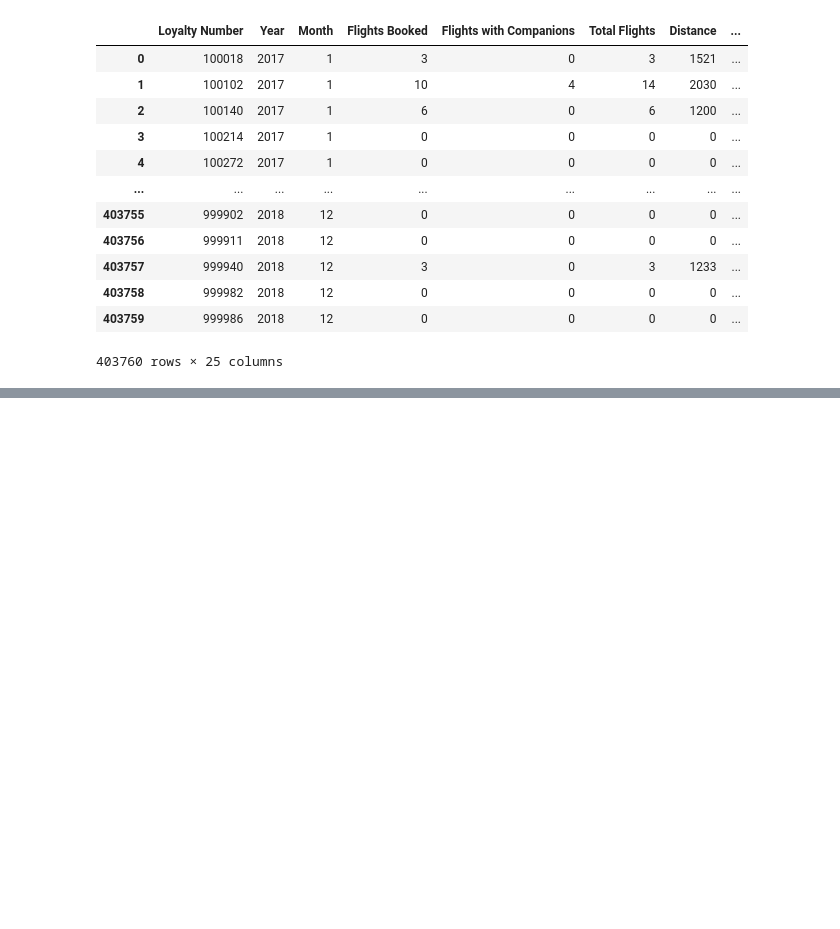
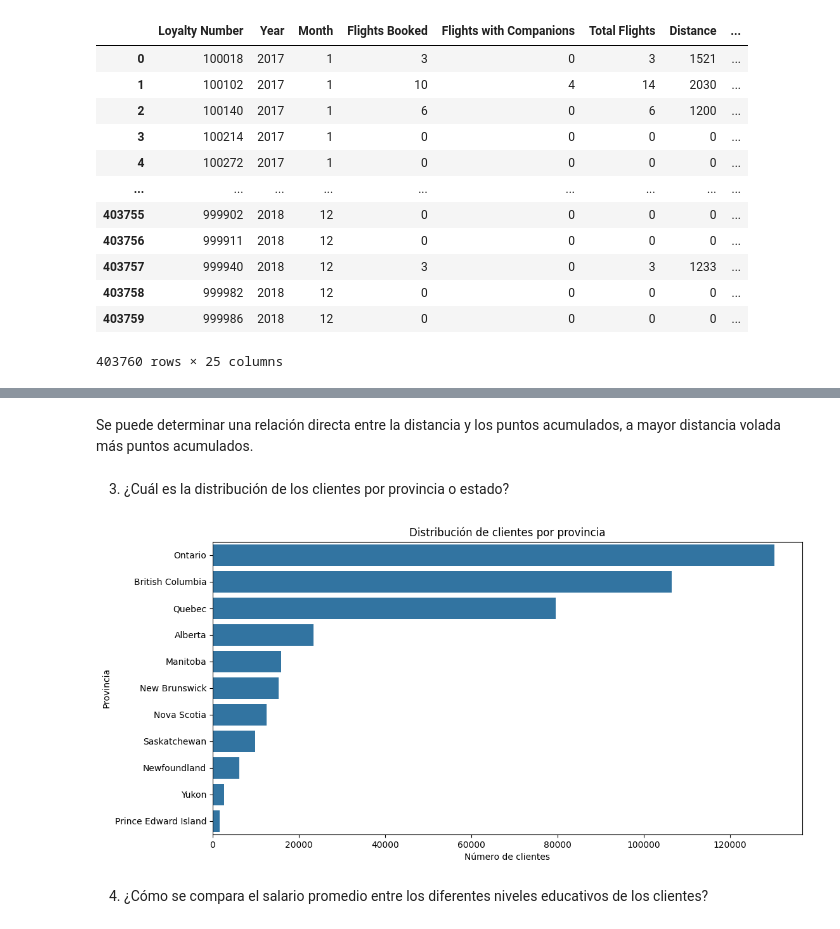
Before and after one commit to Adalab/bda-modulo-3-evaluacion-final-PaolaNSDP, a Jupyter notebook: evaluacion_modulo_3.ipynb, the cells around one changed output, grey strips where cells are left out. Saved outputs shown, nothing was run; the diff lists cells and outputs as text; code cells hidden in the pictures; blank space fills up the shorter version.

```diff
--- a/evaluacion_modulo_3.ipynb
+++ b/evaluacion_modulo_3.ipynb
@@ -212,0 +334,18 @@ df.to_csv('./files/df_limpio.csv', index=False)
+# %% [markdown]
+Se puede determinar una relación directa entre la distancia y los puntos acumulados, a mayor distancia volada más puntos acumulados.
+# %% [markdown]
+3. ¿Cuál es la distribución de los clientes por provincia o estado?
+# %%
+# Primero contamos los clientes por provincia
+clientes_provincia = df["Province"].value_counts().reset_index()
+clientes_provincia.columns = ["Province", "Número de clientes"]
+
+plt.figure(figsize=(12, 6))
+sns.barplot(x="Número de clientes", y="Province", data=clientes_provincia)
+plt.xlabel("Número de clientes")
+plt.ylabel("Provincia")
+plt.title("Distribución de clientes por provincia");
+# %% [output]
+[figure, added]
+# %% [markdown]
+4. ¿Cómo se compara el salario promedio entre los diferentes niveles educativos de los clientes?
```
Also changed, not shown: parts of 18 cells of this notebook, 1 other file.
